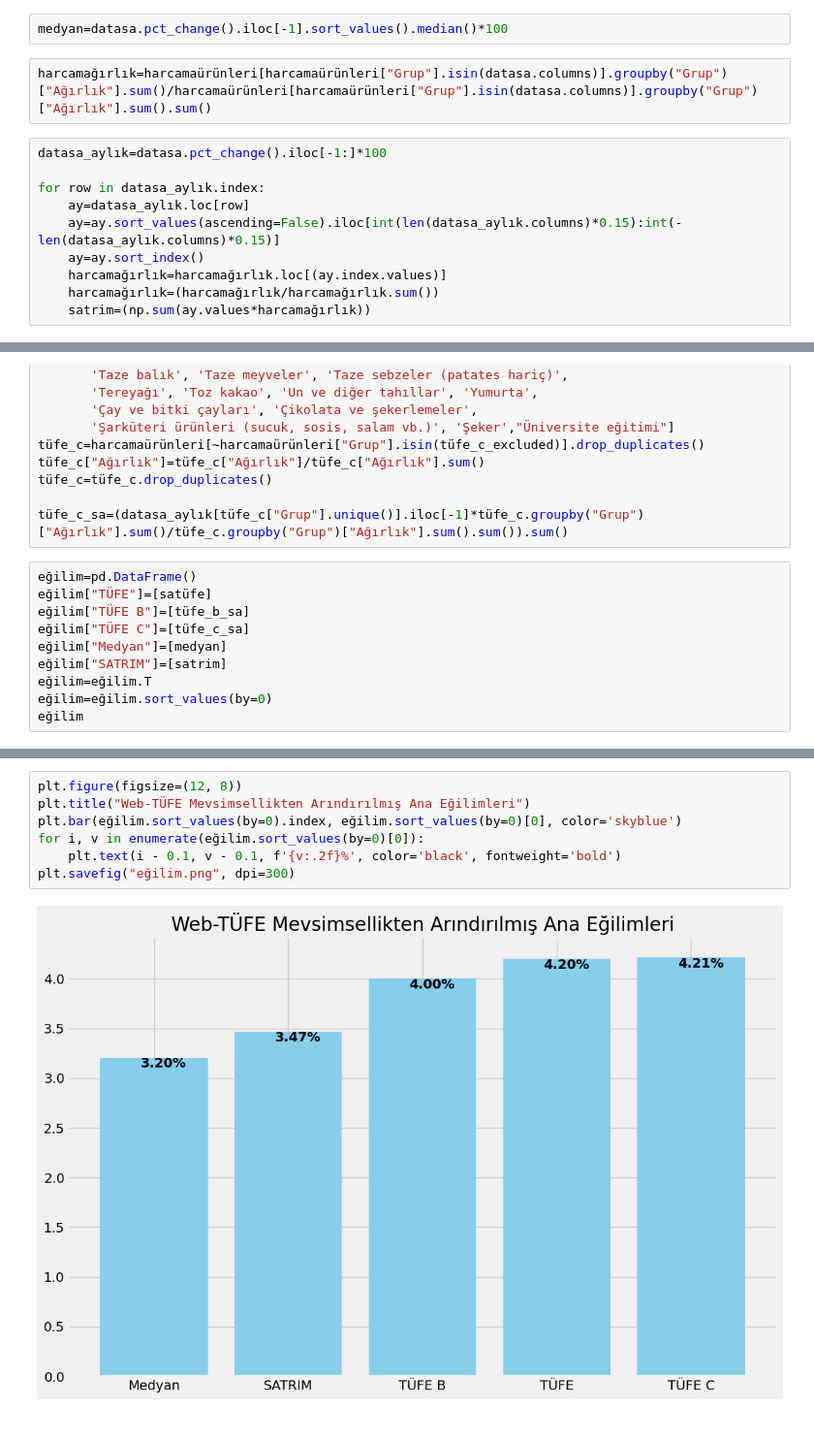
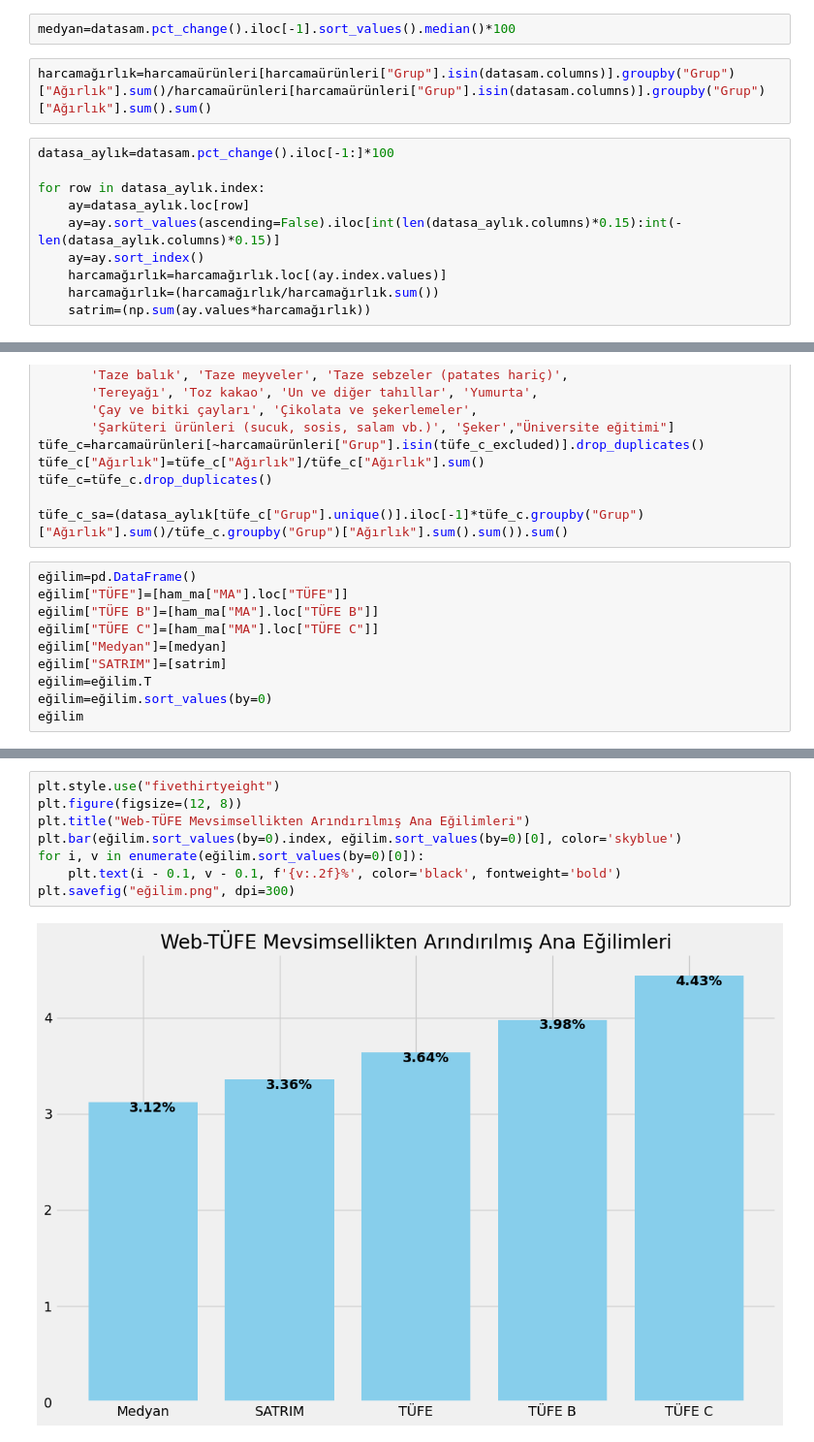
Before and after one commit to kaboya19/web-tufe-streamlit, a Jupyter notebook: bülten.ipynb, the cells around one changed output, grey strips where cells are left out. Shown at 97% size. Cells and saved outputs as stored; diff of their text form.

```diff
--- a/bülten.ipynb
+++ b/bülten.ipynb
@@ -1432,9 +1658,9 @@ for col in data.columns:
 # %%
-medyan=datasa.pct_change().iloc[-1].sort_values().median()*100
+medyan=datasam.pct_change().iloc[-1].sort_values().median()*100
 # %%
-harcamağırlık=harcamaürünleri[harcamaürünleri["Grup"].isin(datasa.columns)].groupby("Grup")["Ağırlık"].sum()/harcamaürünleri[harcamaürünleri["Grup"].isin(datasa.columns)].groupby("Grup")["Ağırlık"].sum().sum()
+harcamağırlık=harcamaürünleri[harcamaürünleri["Grup"].isin(datasam.columns)].groupby("Grup")["Ağırlık"].sum()/harcamaürünleri[harcamaürünleri["Grup"].isin(datasam.columns)].groupby("Grup")["Ağırlık"].sum().sum()
 # %%
-datasa_aylık=datasa.pct_change().iloc[-1:]*100
+datasa_aylık=datasam.pct_change().iloc[-1:]*100
 
 for row in datasa_aylık.index:
     ay=datasa_aylık.loc[row]
@@ -1481,9 +1707,9 @@ tüfe_c=tüfe_c.drop_duplicates()
 tüfe_c_sa=(datasa_aylık[tüfe_c["Grup"].unique()].iloc[-1]*tüfe_c.groupby("Grup")["Ağırlık"].sum()/tüfe_c.groupby("Grup")["Ağırlık"].sum().sum()).sum()
 # %%
 eğilim=pd.DataFrame()
-eğilim["TÜFE"]=[satüfe]
-eğilim["TÜFE B"]=[tüfe_b_sa]
-eğilim["TÜFE C"]=[tüfe_c_sa]
+eğilim["TÜFE"]=[ham_ma["MA"].loc["TÜFE"]]
+eğilim["TÜFE B"]=[ham_ma["MA"].loc["TÜFE B"]]
+eğilim["TÜFE C"]=[ham_ma["MA"].loc["TÜFE C"]]
 eğilim["Medyan"]=[medyan]
 eğilim["SATRIM"]=[satrim]
 eğilim=eğilim.T
@@ -1499,12 +1725,13 @@ eğilim
 # %%
+plt.style.use("fivethirtyeight")
 plt.figure(figsize=(12, 8))
 plt.title("Web-TÜFE Mevsimsellikten Arındırılmış Ana Eğilimleri")
 plt.bar(eğilim.sort_values(by=0).index, eğilim.sort_values(by=0)[0], color='skyblue')
 for i, v in enumerate(eğilim.sort_values(by=0)[0]):
     plt.text(i - 0.1, v - 0.1, f'{v:.2f}%', color='black', fontweight='bold')
 plt.savefig("eğilim.png", dpi=300)
 # %% [output]
-[figure, old version]
+[figure, new version]
 # %%
 ağırlıklar=pd.read_csv("ağırlıklartüfe.csv",index_col=0)
 
```
Also changed, not shown: parts of 53 cells of this notebook, 5 other files.
